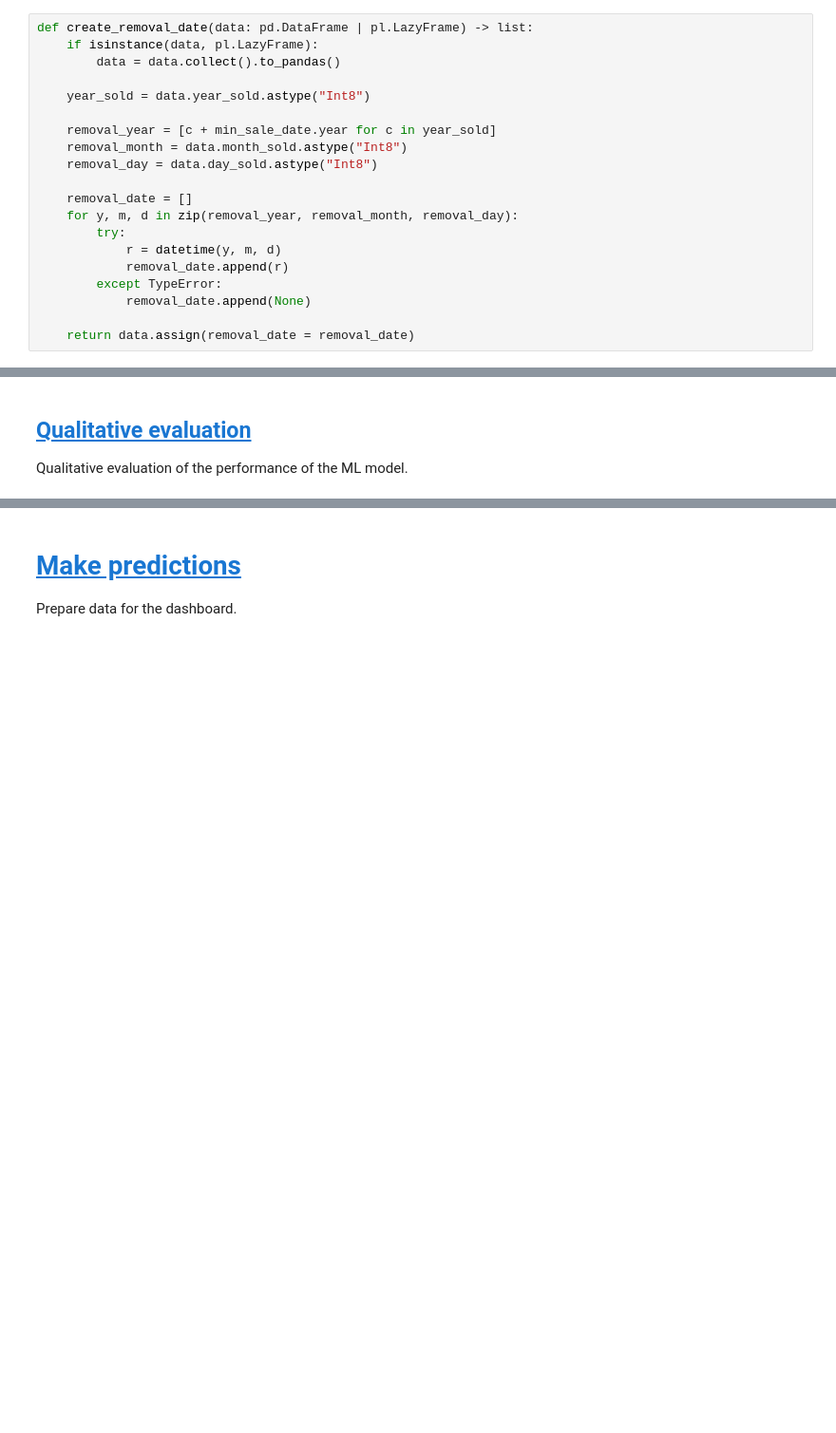
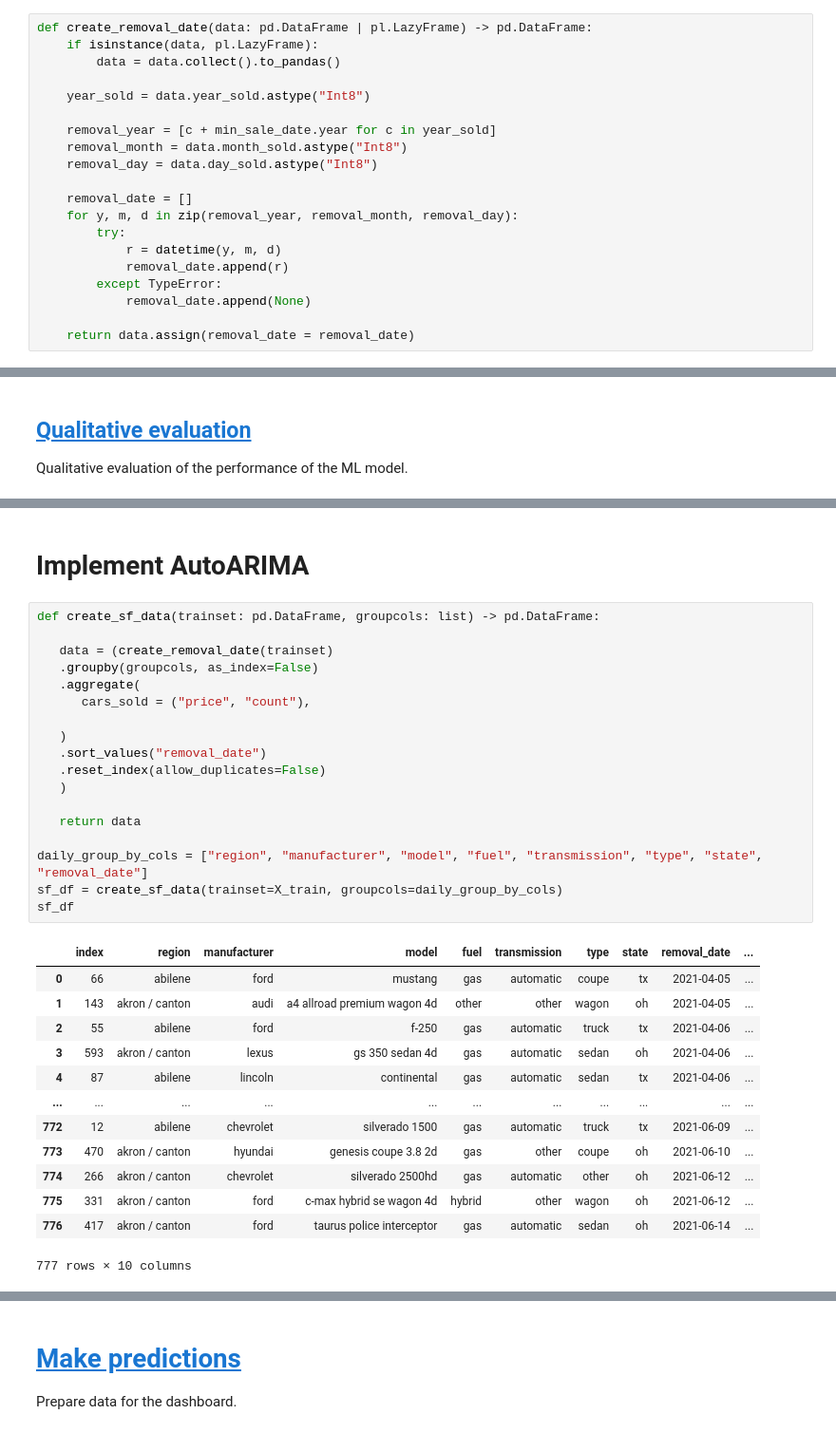
Before and after one commit to john-mwangi/craigslist_vehicle_sales, a Jupyter notebook: craigslist_car_sales.ipynb, the cells around one changed output, grey strips where cells are left out. Shown at 95% size. Saved outputs shown, nothing was run; the diff lists cells and outputs as text; blank space fills up the shorter version.

Commit message:
Train AutoARIMA
closes #1

```diff
--- a/craigslist_car_sales.ipynb
+++ b/craigslist_car_sales.ipynb
@@ -293,7 +335,7 @@ display_pl(model_data)
 ## <a id='toc7_3_'></a>[Check if monotonic](#toc0_)
 Determine if the data is monotonically increasing.
 # %%
-def create_removal_date(data: pd.DataFrame | pl.LazyFrame) -> list:
+def create_removal_date(data: pd.DataFrame | pl.LazyFrame) -> pd.DataFrame:
     if isinstance(data, pl.LazyFrame):
         data = data.collect().to_pandas()
 
@@ -512,0 +555,34 @@ difference: 67.64179187350965
+# %% [markdown]
+# Implement AutoARIMA
+# %%
+def create_sf_data(trainset: pd.DataFrame, groupcols: list) -> pd.DataFrame:
+
+   data = (create_removal_date(trainset)
+   .groupby(groupcols, as_index=False)
+   .aggregate(
+      cars_sold = ("price", "count"),
+
+   )
+   .sort_values("removal_date")
+   .reset_index(allow_duplicates=False)
+   )
+
+   return data
+
+daily_group_by_cols = ["region", "manufacturer", "model", "fuel", "transmission", "type", "state", "removal_date"]
+sf_df = create_sf_data(trainset=X_train, groupcols=daily_group_by_cols)
+sf_df
+# %% [output]
+|  | index | region | manufacturer | model | fuel | transmission | type | state | removal_date | ... |
+| 0 | 66 | abilene | ford | mustang | gas | automatic | coupe | tx | 2021-04-05 | ... |
+| 1 | 143 | akron / canton | audi | a4 allroad premium wagon 4d | other | other | wagon | oh | 2021-04-05 | ... |
+| 2 | 55 | abilene | ford | f-250 | gas | automatic | truck | tx | 2021-04-06 | ... |
+| 3 | 593 | akron / canton | lexus | gs 350 sedan 4d | gas | automatic | sedan | oh | 2021-04-06 | ... |
+| 4 | 87 | abilene | lincoln | continental | gas | automatic | sedan | tx | 2021-04-06 | ... |
+| ... | ... | ... | ... | ... | ... | ... | ... | ... | ... | ... |
+| 772 | 12 | abilene | chevrolet | silverado 1500 | gas | automatic | truck | tx | 2021-06-09 | ... |
+| 773 | 470 | akron / canton | hyundai | genesis coupe 3.8 2d | gas | other | coupe | oh | 2021-06-10 | ... |
+| 774 | 266 | akron / canton | chevrolet | silverado 2500hd | gas | automatic | other | oh | 2021-06-12 | ... |
+| 775 | 331 | akron / canton | ford | c-max hybrid se wagon 4d | hybrid | other | wagon | oh | 2021-06-12 | ... |
+| 776 | 417 | akron / canton | ford | taurus police interceptor | gas | automatic | sedan | oh | 2021-06-14 | ... |
+777 rows × 10 columns
```
Also changed, not shown: parts of 21 cells of this notebook.
